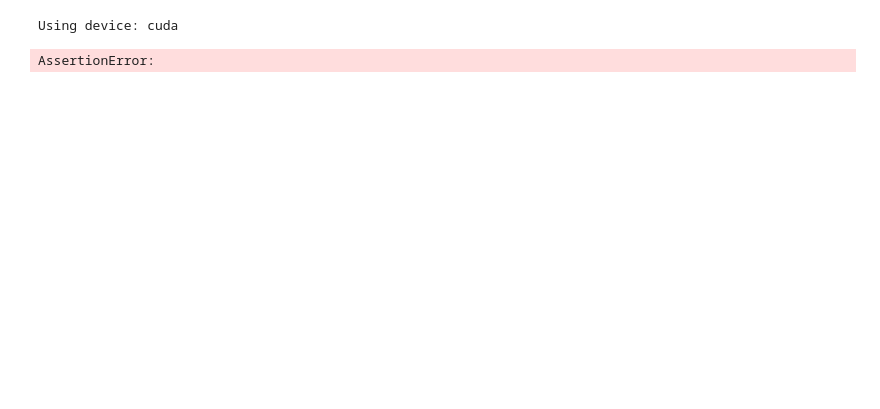
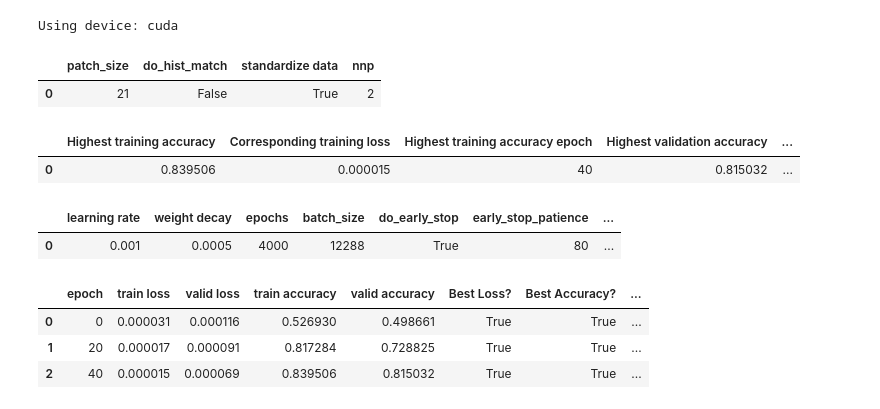
Before and after one commit to cchadj/cell-tracking-ucl-thesis, a Jupyter notebook: train-model-minimal.ipynb, the cells around one changed output. Saved outputs shown, nothing was run; the diff lists cells and outputs as text; code cells hidden in the pictures; blank space fills up the shorter version.

```diff
--- a/train-model-minimal.ipynb
+++ b/train-model-minimal.ipynb
@@ -31,13 +31,24 @@ train_params = collections.OrderedDict(
 # %%
-train_model_demo(patch_size=21,
+model, results = train_model_demo(patch_size=21,
                  do_hist_match=False,
-                 n_negatives_per_positive=1,
-                 standardize_dataset=False,
+                 n_negatives_per_positive=2,
+                 standardize_dataset=True,
                  train_params=train_params,
-                 load_from_cache=False
-                )[1].recorde
+                 try_load_data_from_cache=True,
+                 try_load_model_from_cache=False,
+                )
+results.best_valid_accuracy
 # %% [output]
-AssertionError:
+|  | patch_size | do_hist_match | standardize data | nnp |
+| 0 | 21 | False | True | 2 |
+|  | Highest training accuracy | Corresponding training loss | Highest training accuracy epoch | Highest validation accuracy | ... |
+| 0 | 0.839506 | 0.000015 | 40 | 0.815032 | ... |
+|  | learning rate | weight decay | epochs | batch_size | do_early_stop | early_stop_patience | ... |
+| 0 | 0.001 | 0.0005 | 4000 | 12288 | True | 80 | ... |
+|  | epoch | train loss | valid loss | train accuracy | valid accuracy | Best Loss? | Best Accuracy? | ... |
+| 0 | 0 | 0.000031 | 0.000116 | 0.526930 | 0.498661 | True | True | ... |
+| 1 | 20 | 0.000017 | 0.000091 | 0.817284 | 0.728825 | True | True | ... |
+| 2 | 40 | 0.000015 | 0.000069 | 0.839506 | 0.815032 | True | True | ... |
 # %%
 train_model_demo(patch_size=21, do_hist_match=True, n_negatives_per_positive=1, train_params=train_params)
 # %%
```
Also changed, not shown: parts of 2 cells of this notebook, 5 other files.
